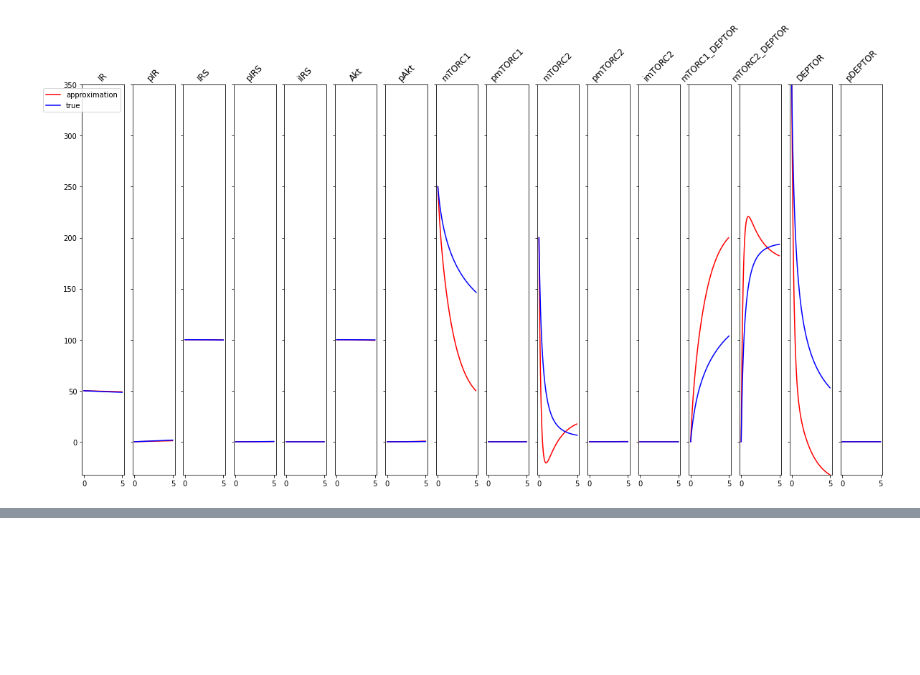
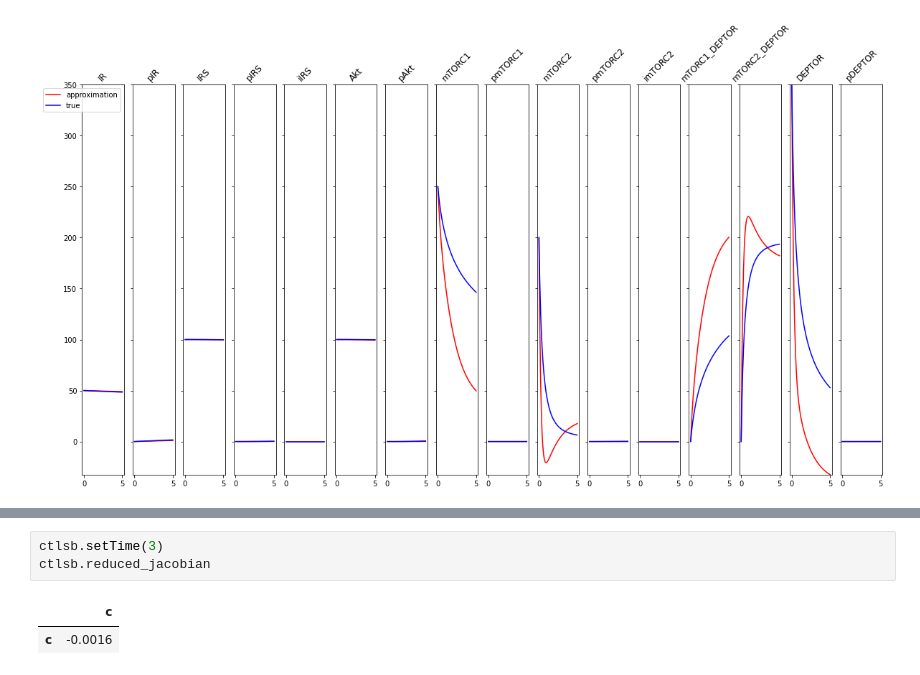
Before and after one commit to ModelEngineering/controlSBML, a Jupyter notebook: notebooks/UsingControlSBML.ipynb, the cells around one changed output, grey strips where cells are left out. Drawn from its saved outputs; the diff is of its cells as text; blank space fills up the shorter version.

```diff
--- a/notebooks/UsingControlSBML.ipynb
+++ b/notebooks/UsingControlSBML.ipynb
@@ -102,0 +190,6 @@ ctlsb.plotLinearApproximation(figsize=(20, 10))
+# %%
+ctlsb.setTime(3)
+ctlsb.reduced_jacobian
+# %% [output]
+|  | c |
+| c | -0.0016 |
```
Also changed, not shown: parts of 23 cells of this notebook, 6 other files.
